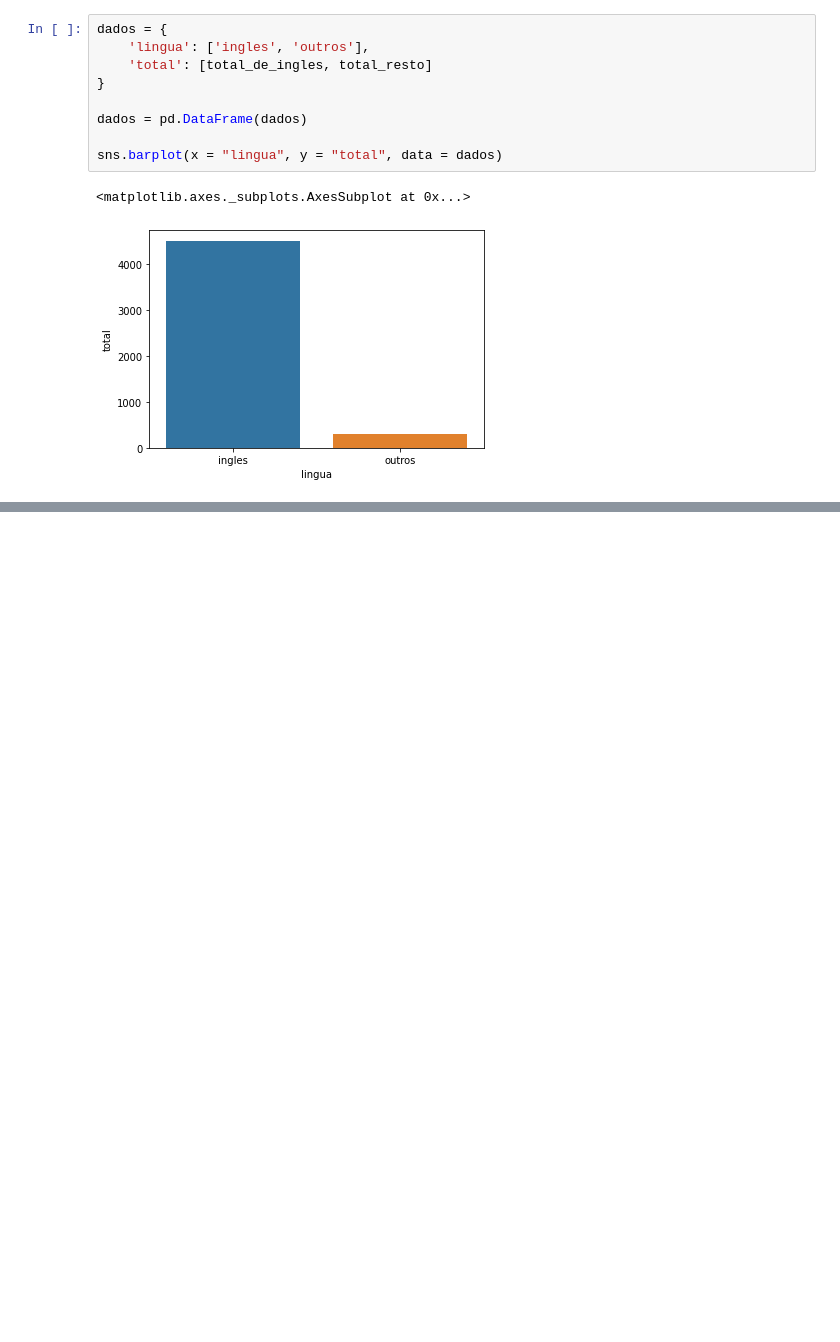
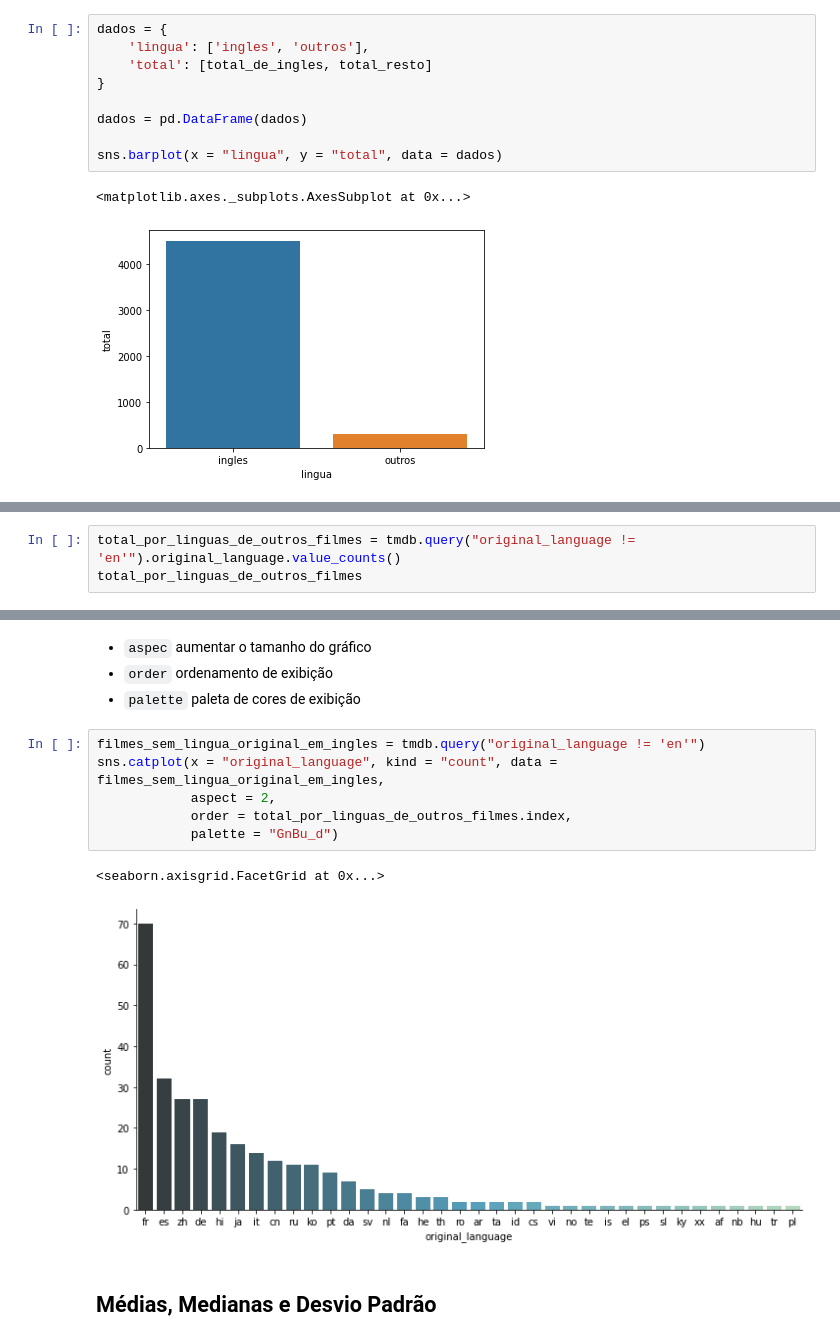
Before and after one commit to guilherme110/DataScience-Python, a Jupyter notebook: Introdução_a_Data_Science.ipynb, the cells around one changed output, grey strips where cells are left out. Saved outputs shown, nothing was run; the diff lists cells and outputs as text; blank space fills up the shorter version.

```diff
--- a/Introdução_a_Data_Science.ipynb
+++ b/Introdução_a_Data_Science.ipynb
@@ -279,0 +290,3 @@ sns.barplot(x = "lingua", y = "total", data = dados)
+# %%
+total_por_linguas_de_outros_filmes = tmdb.query("original_language != 'en'").original_language.value_counts()
+total_por_linguas_de_outros_filmes
@@ -279,0 +311,15 @@ sns.barplot(x = "lingua", y = "total", data = dados)
+# %% [markdown]
+- `aspec` aumentar o tamanho do gráfico
+- `order` ordenamento de exibição
+- `palette` paleta de cores de exibição
+# %%
+filmes_sem_lingua_original_em_ingles = tmdb.query("original_language != 'en'")
+sns.catplot(x = "original_language", kind = "count", data = filmes_sem_lingua_original_em_ingles,
+            aspect = 2,
+            order = total_por_linguas_de_outros_filmes.index,
+            palette = "GnBu_d")
+# %% [output]
+<seaborn.axisgrid.FacetGrid at 0x...>
+[figure, added]
+# %% [markdown]
+## **Médias, Medianas e Desvio Padrão**
```
Also changed, not shown: parts of 15 cells of this notebook.
